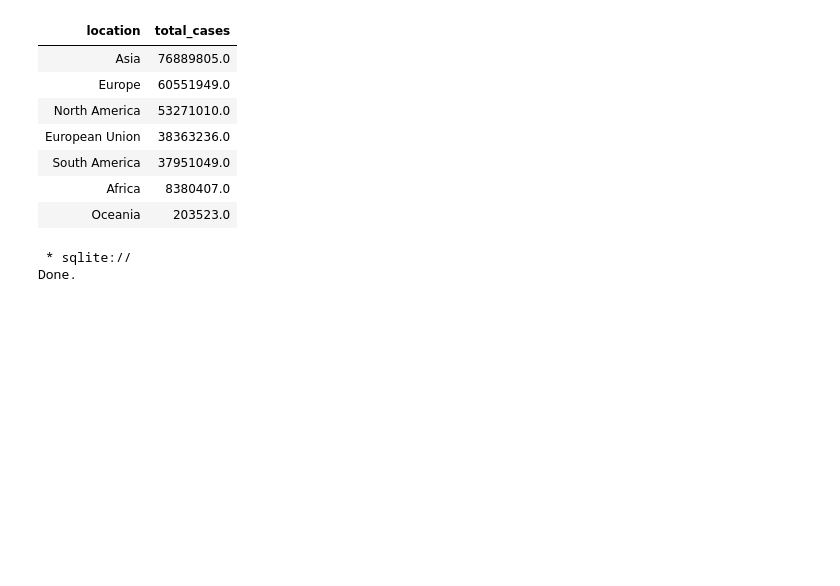
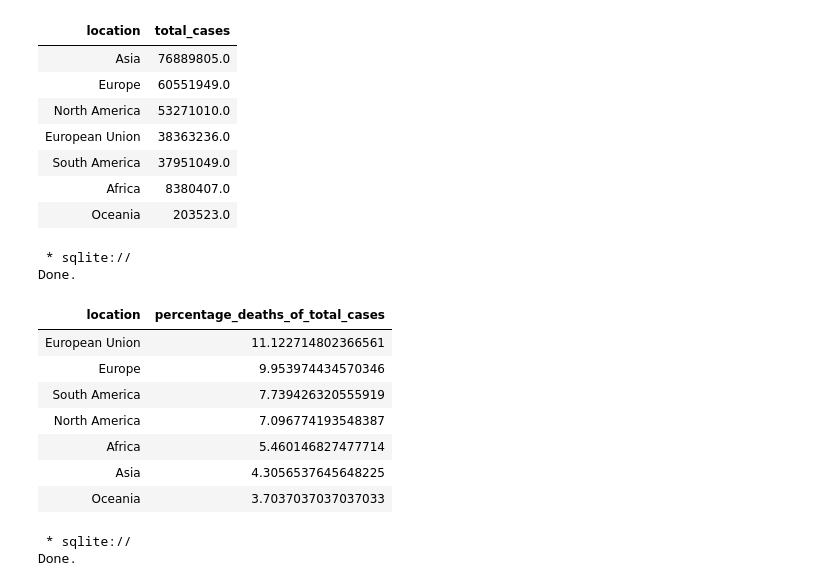
Before and after one commit to MaureenGatu/Data-Analysis, a Jupyter notebook: Global_data_on_confirmed_COVID_19_deaths.ipynb, the cells around one changed output. Drawn from its saved outputs; the diff is of its cells as text; code cells hidden in the pictures; blank space fills up the shorter version.

```diff
--- a/Global_data_on_confirmed_COVID_19_deaths.ipynb
+++ b/Global_data_on_confirmed_COVID_19_deaths.ipynb
@@ -269,6 +291,28 @@ Done.
 | South America | 37951049.0 |
 | Africa | 8380407.0 |
 | Oceania | 203523.0 |
+# %%
+%%sql
+-- Continent percentage_deaths_of_total_cases
+SELECT location, MAX((total_deaths/total_cases))*100 as percentage_deaths_of_total_cases
+FROM covid_deaths
+-- To exclude data that was aggregated per continent
+WHERE continent IS  NULL AND location NOT IN ('World','International')
+--Group by location to get highest per country
+GROUP BY location
+--Order in descending order of the highest death count per location
+ORDER BY 2 desc;
+# %% [output]
+ * sqlite://
+Done.
+| location | percentage_deaths_of_total_cases |
+| European Union | 11.122714802366561 |
+| Europe | 9.953974434570346 |
+| South America | 7.739426320555919 |
+| North America | 7.096774193548387 |
+| Africa | 5.460146827477714 |
+| Asia | 4.3056537645648225 |
+| Oceania | 3.7037037037037033 |
 # %%
 %%sql
 -- Continent wide death count per population
```
Also changed, not shown: parts of 13 cells of this notebook.
